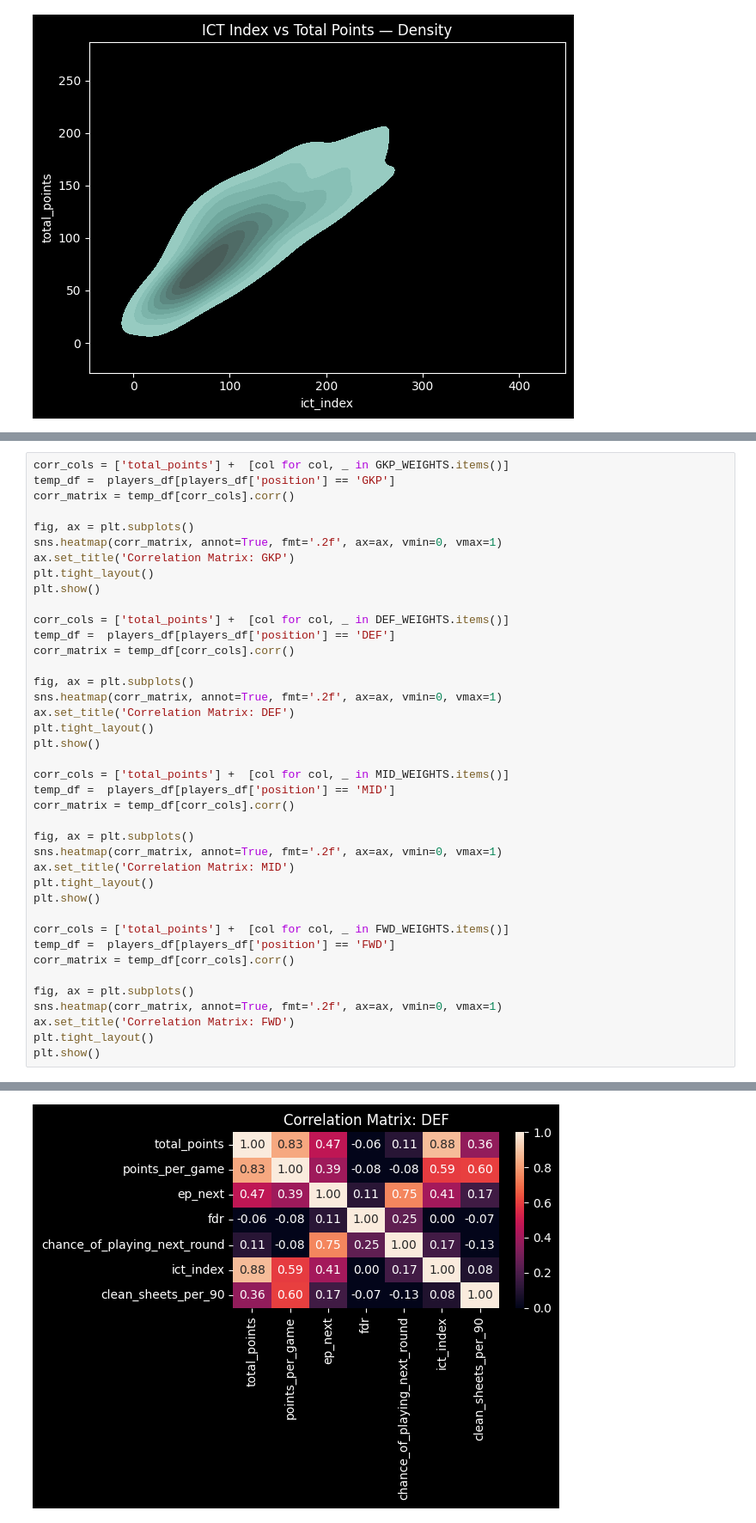
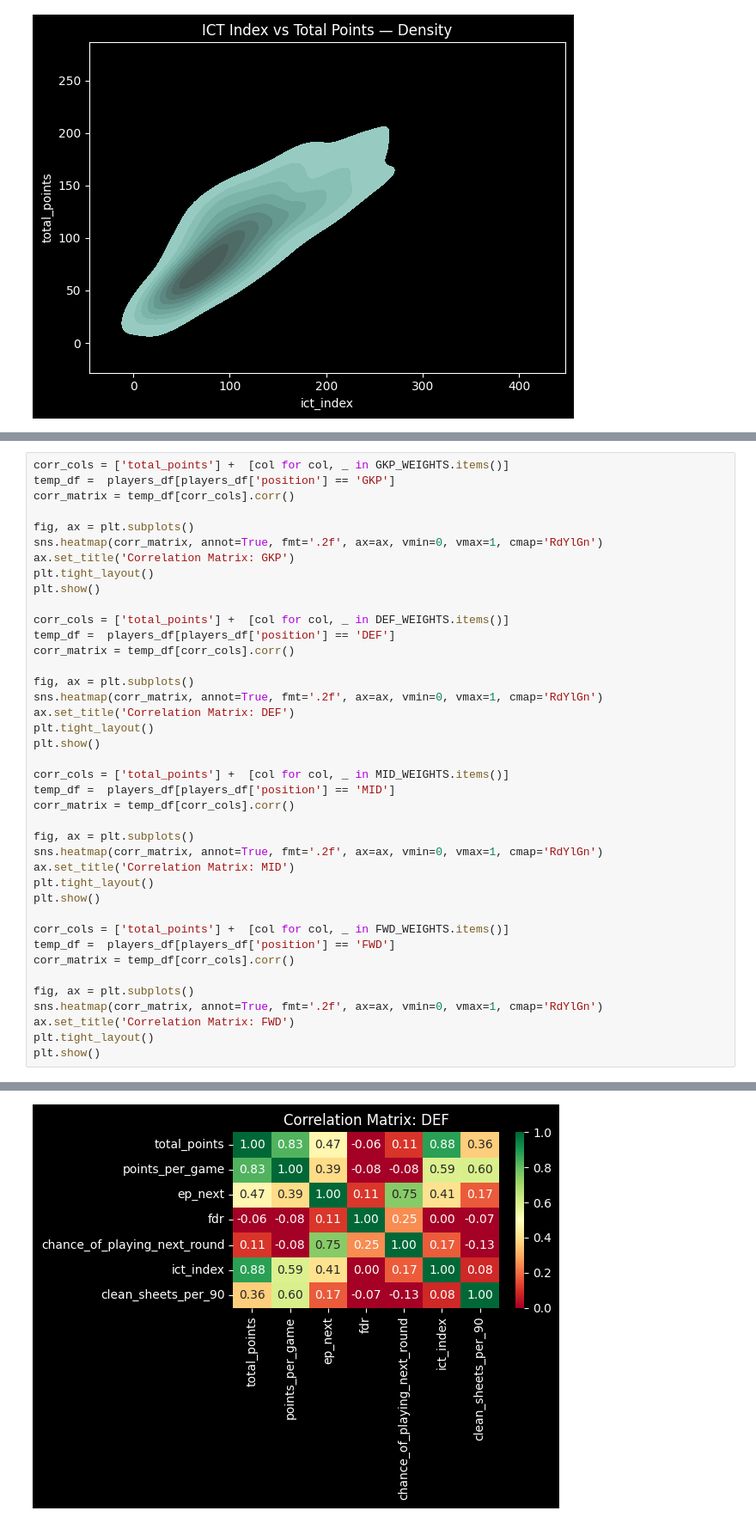
Before and after one commit to pratikmogaveera/fpl-analysis, a Jupyter notebook: fpl_analysis.ipynb, the cells around one changed output, grey strips where cells are left out. Shown at 86% size. Cells and saved outputs as stored; diff of their text form.

```diff
--- a/fpl_analysis.ipynb
+++ b/fpl_analysis.ipynb
@@ -159,7 +159,7 @@ temp_df =  players_df[players_df['position'] == 'GKP']
 corr_matrix = temp_df[corr_cols].corr()
 
 fig, ax = plt.subplots()
-sns.heatmap(corr_matrix, annot=True, fmt='.2f', ax=ax, vmin=0, vmax=1)
+sns.heatmap(corr_matrix, annot=True, fmt='.2f', ax=ax, vmin=0, vmax=1, cmap='RdYlGn')
 ax.set_title('Correlation Matrix: GKP')
 plt.tight_layout()
 plt.show()
@@ -169,7 +169,7 @@ temp_df =  players_df[players_df['position'] == 'DEF']
 corr_matrix = temp_df[corr_cols].corr()
 
 fig, ax = plt.subplots()
-sns.heatmap(corr_matrix, annot=True, fmt='.2f', ax=ax, vmin=0, vmax=1)
+sns.heatmap(corr_matrix, annot=True, fmt='.2f', ax=ax, vmin=0, vmax=1, cmap='RdYlGn')
 ax.set_title('Correlation Matrix: DEF')
 plt.tight_layout()
 plt.show()
@@ -179,7 +179,7 @@ temp_df =  players_df[players_df['position'] == 'MID']
 corr_matrix = temp_df[corr_cols].corr()
 
 fig, ax = plt.subplots()
-sns.heatmap(corr_matrix, annot=True, fmt='.2f', ax=ax, vmin=0, vmax=1)
+sns.heatmap(corr_matrix, annot=True, fmt='.2f', ax=ax, vmin=0, vmax=1, cmap='RdYlGn')
 ax.set_title('Correlation Matrix: MID')
 plt.tight_layout()
 plt.show()
@@ -189,7 +189,7 @@ temp_df =  players_df[players_df['position'] == 'FWD']
 corr_matrix = temp_df[corr_cols].corr()
 
 fig, ax = plt.subplots()
-sns.heatmap(corr_matrix, annot=True, fmt='.2f', ax=ax, vmin=0, vmax=1)
+sns.heatmap(corr_matrix, annot=True, fmt='.2f', ax=ax, vmin=0, vmax=1, cmap='RdYlGn')
 ax.set_title('Correlation Matrix: FWD')
 plt.tight_layout()
 plt.show()
@@ -198 +198 @@ plt.show()
-[figure, old version]
+[figure, new version]
```
Also changed, not shown: parts of 2 cells of this notebook, 1 other file.
